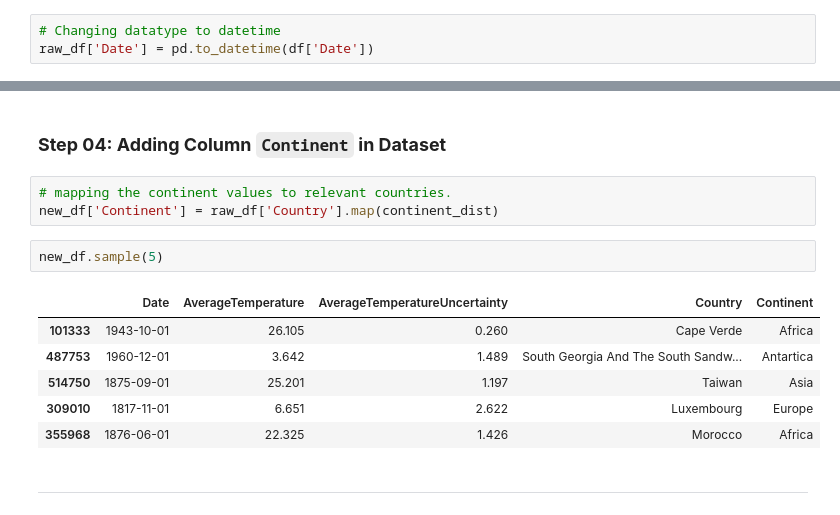
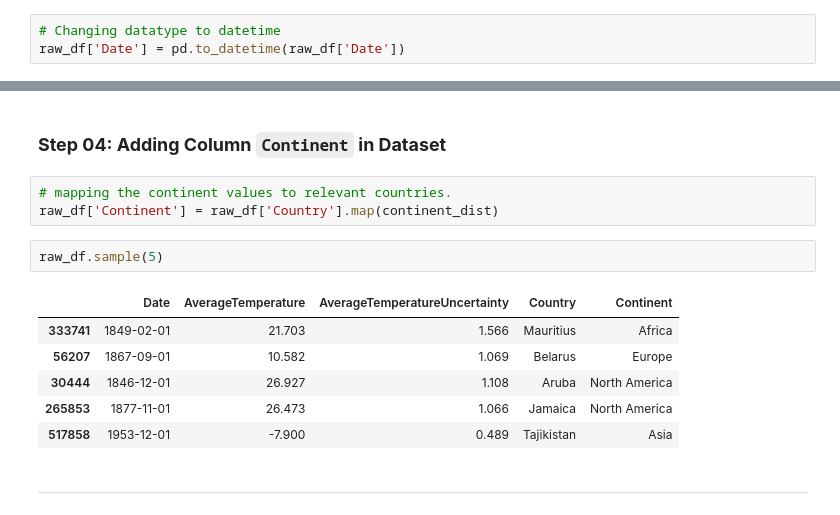
Before and after one commit to HassanZeb01/land_temperature_by_country, a Jupyter notebook: climate_temperature.ipynb, the cells around one changed output, grey strips where cells are left out. Cells and saved outputs as stored; diff of their text form.

```diff
--- a/climate_temperature.ipynb
+++ b/climate_temperature.ipynb
@@ -112,7 +111,7 @@ Understanding of dataset:
 raw_df.rename(columns={'dt':'Date'}, inplace=True)
 # %%
 # Changing datatype to datetime
-raw_df['Date'] = pd.to_datetime(df['Date'])
+raw_df['Date'] = pd.to_datetime(raw_df['Date'])
 # %%
 #Rechecking the changes: Column Name, Datatype
 raw_df.info()
@@ -399,16 +398,16 @@ for countries in cont_oceania:
 ### **Step 04: Adding Column `Continent` in Dataset**
 # %%
 # mapping the continent values to relevant countries.
-new_df['Continent'] = raw_df['Country'].map(continent_dist)
+raw_df['Continent'] = raw_df['Country'].map(continent_dist)
 # %%
-new_df.sample(5)
+raw_df.sample(5)
 # %% [output]
 |  | Date | AverageTemperature | AverageTemperatureUncertainty | Country | Continent |
-| 101333 | 1943-10-01 | 26.105 | 0.260 | Cape Verde | Africa |
-| 487753 | 1960-12-01 | 3.642 | 1.489 | South Georgia And The South Sandw... | Antartica |
-| 514750 | 1875-09-01 | 25.201 | 1.197 | Taiwan | Asia |
-| 309010 | 1817-11-01 | 6.651 | 2.622 | Luxembourg | Europe |
-| 355968 | 1876-06-01 | 22.325 | 1.426 | Morocco | Africa |
+| 333741 | 1849-02-01 | 21.703 | 1.566 | Mauritius | Africa |
+| 56207 | 1867-09-01 | 10.582 | 1.069 | Belarus | Europe |
+| 30444 | 1846-12-01 | 26.927 | 1.108 | Aruba | North America |
+| 265853 | 1877-11-01 | 26.473 | 1.066 | Jamaica | North America |
+| 517858 | 1953-12-01 | -7.900 | 0.489 | Tajikistan | Asia |
 # %% [markdown]
 
 
```
Also changed, not shown: parts of 33 cells of this notebook.
